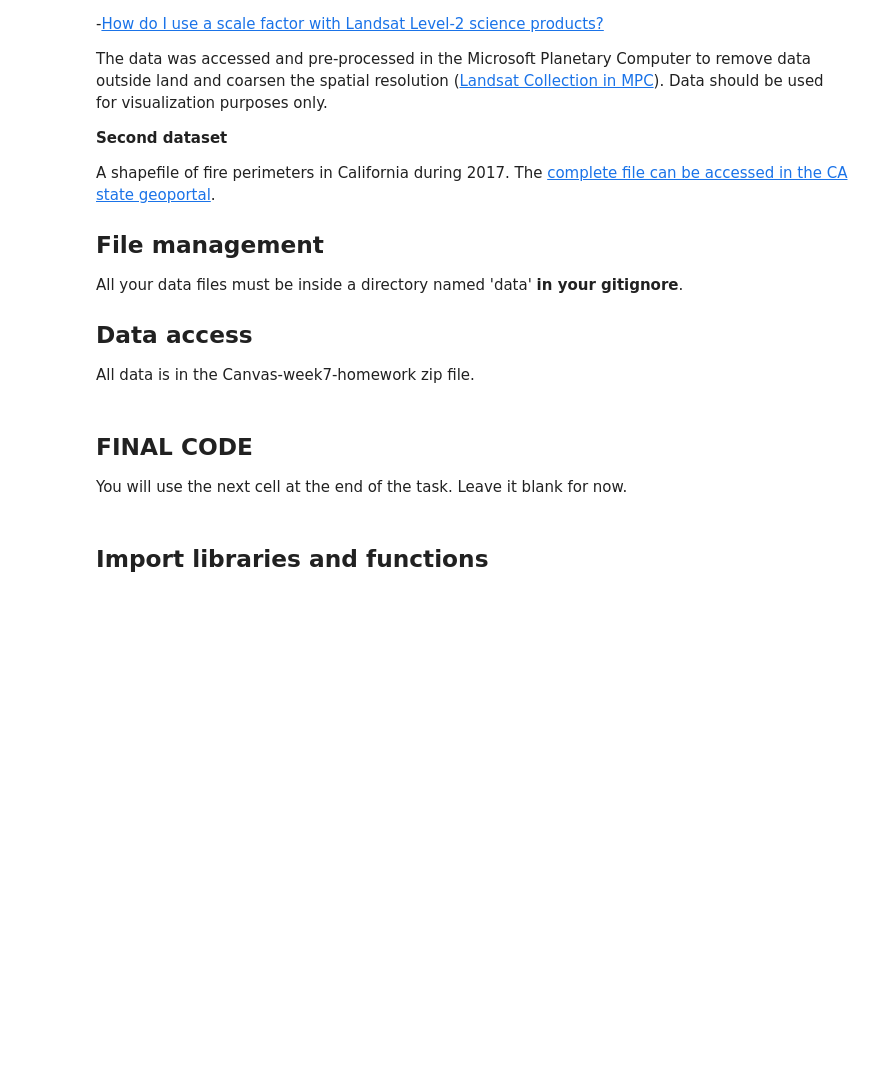
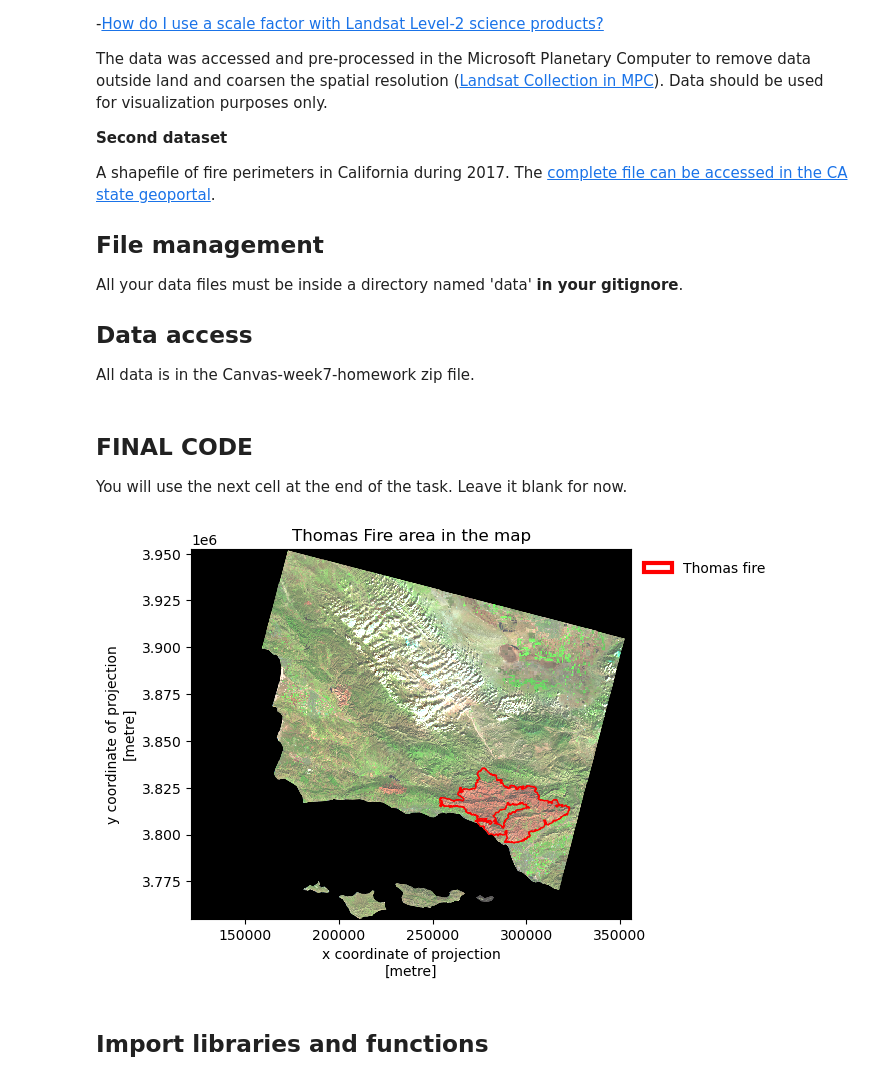
Before and after one commit to khj9759/eds220-hwk-4, a Jupyter notebook: hwk4-task2-false-color.ipynb, the cells around one changed output. Saved outputs shown, nothing was run; the diff lists cells and outputs as text; code cells hidden in the pictures; blank space fills up the shorter version.

```diff
--- a/hwk4-task2-false-color.ipynb
+++ b/hwk4-task2-false-color.ipynb
@@ -51,6 +51,68 @@ All data is in the Canvas-week7-homework zip file.
 You will use the next cell at the end of the task. Leave it blank for now.
 # %%
 ### ===== FINAL CODE =====
+import os
+import numpy as np
+import pandas as pd
+import matplotlib.pyplot as plt
+import matplotlib.patches as mpatches # for creating legends
+
+import xarray as xr
+import rioxarray as rioxr
+import geopandas as gpd
+
+from rasterio.features import rasterize # for rasterizing polygons
+
+
+### ======= bring the data =========
+pd.set_option('display.max_columns', None)
+
+# open landsat perimeters in california
+landsat = rioxr.open_rasterio('data/landsat8-2018-01-26-sb-simplified.nc')
+ca_fire = gpd.read_file(os.path.join(os.getcwd(), 'data','California_Fire_Perimeters_2017','California_Fire_Perimeters_2017.shp'))
+
+
+## ====== update ==========
+ca_fire.columns = ca_fire.columns.str.lower()
+ca_fire = ca_fire.to_crs(landsat.rio.crs)
+# remove length 1 dimension (band)
+landsat = landsat.squeeze()
+
+# remove coordinates associated to band
+landsat = landsat.drop('band')
+
+# dissolve by district
+fire_districts = ca_fire[['geometry','fire_name']].dissolve(by='fire_name', as_index=False)
+
+
+# clipping the ca perimeter only fire
+fire_districts_clip = landsat.rio.clip_box(*fire_districts.total_bounds)
+
+## # ======= make a map ================
+# Registration areas:
+#print(ca_fire.fire_name.unique())
+fire_thomas = fire_districts[fire_districts.fire_name == 'THOMAS']
+
+fig, ax = plt.subplots()
+
+# bring the clipping map
+fire_districts_clip[['swir22','nir08','red']].to_array().plot.imshow(robust = True)
+
+
+# bring the fire thomas map
+fire_thomas.plot(ax=ax, edgecolor='red', color='none')
+# create the patch
+fire_thomas_patch = mpatches.Patch(edgecolor='red', facecolor='none', linewidth=3,
+                              label='Thomas fire')
+
+
+# Adding legend with custom label colors and settings
+legend = ax.legend(handles=[fire_thomas_patch], frameon=False,loc='upper left', bbox_to_anchor= (1, 1))
+ax.set_title('Thomas Fire area in the map')
+
+plt.show()
+# %% [output]
+[figure, added]
 # %% [markdown]
 ## Import libraries and functions
 # %%
```
Also changed, not shown: parts of 7 cells of this notebook.
